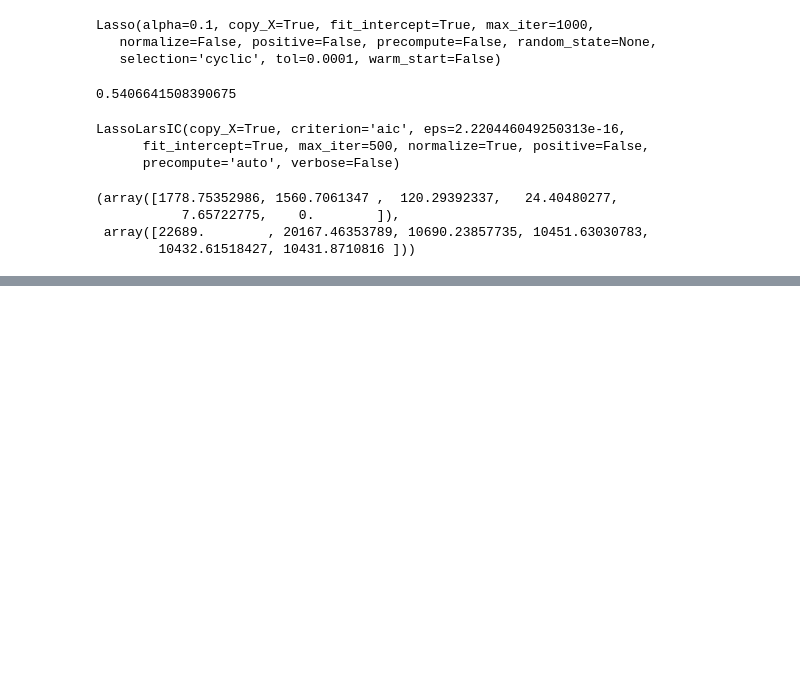
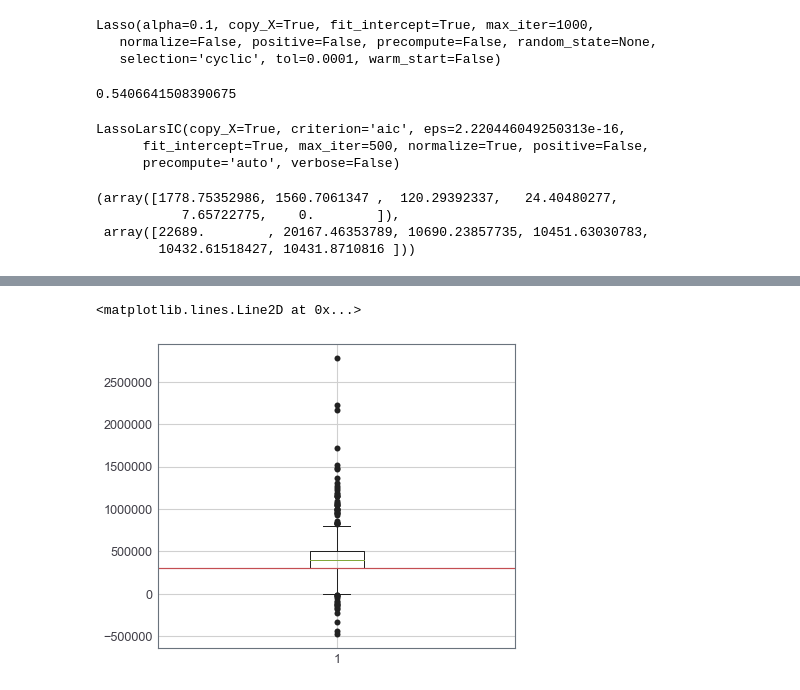
Before and after one commit to MingliangZhou/stat_ds, a Jupyter notebook: code/ch_4.ipynb, the cells around one changed output, grey strips where cells are left out. Cells and saved outputs as stored; diff of their text form; code cells hidden in the pictures; blank space fills up the shorter version.

```diff
--- a/code/ch_4.ipynb
+++ b/code/ch_4.ipynb
@@ -183,0 +203,17 @@ print(date.shape)
+# %%
+X_predict, y_predict = [X[0]], y[0]
+y_predicts = []
+for iB in range(1000):
+    indices = np.random.choice(len(y), len(y), replace=True)
+    lin_reg = linear_model.LinearRegression()
+    lin_reg.fit(X[indices], y[indices])
+    residual_index = np.random.choice(len(y))
+    residual = y[residual_index] - lin_reg.predict([X[residual_index]])[0]
+    y_predicts.append(lin_reg.predict(X_predict)[0] + residual)
+# %%
+plt.boxplot(y_predicts, sym='k')
+plt.axhline(y[0], color='r')
+#plt.ylim([0,750000])
+# %% [output]
+<matplotlib.lines.Line2D at 0x...>
+[figure, added]
```
Also changed, not shown: parts of 34 cells of this notebook.
